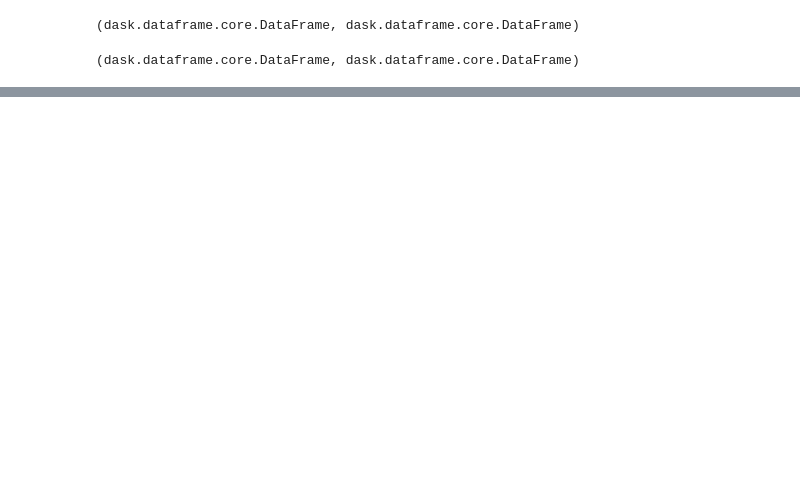
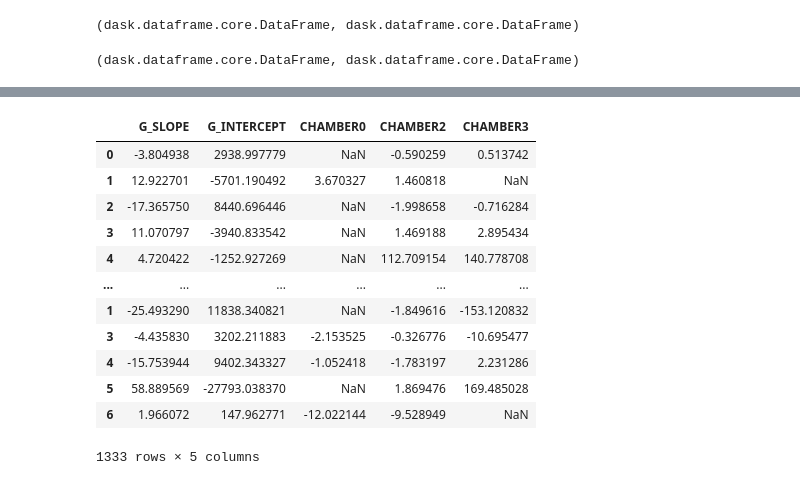
Before and after one commit to RiccardoTancredi/mapdB-cosmic-rays, a Jupyter notebook: Ric/prova_connection.ipynb, the cells around one changed output, grey strips where cells are left out. Cells and saved outputs as stored; diff of their text form; code cells hidden in the pictures; blank space fills up the shorter version.

```diff
--- a/Ric/prova_connection.ipynb
+++ b/Ric/prova_connection.ipynb
@@ -532,0 +691,16 @@ print(f"The total time is {total_time} mins") # 17 minutes
+# %%
+out
+# %% [output]
+|  | G_SLOPE | G_INTERCEPT | CHAMBER0 | CHAMBER2 | CHAMBER3 |
+| 0 | -3.804938 | 2938.997779 | NaN | -0.590259 | 0.513742 |
+| 1 | 12.922701 | -5701.190492 | 3.670327 | 1.460818 | NaN |
+| 2 | -17.365750 | 8440.696446 | NaN | -1.998658 | -0.716284 |
+| 3 | 11.070797 | -3940.833542 | NaN | 1.469188 | 2.895434 |
+| 4 | 4.720422 | -1252.927269 | NaN | 112.709154 | 140.778708 |
+| ... | ... | ... | ... | ... | ... |
+| 1 | -25.493290 | 11838.340821 | NaN | -1.849616 | -153.120832 |
+| 3 | -4.435830 | 3202.211883 | -2.153525 | -0.326776 | -10.695477 |
+| 4 | -15.753944 | 9402.343327 | -1.052418 | -1.783197 | 2.231286 |
+| 5 | 58.889569 | -27793.038370 | NaN | 1.869476 | 169.485028 |
+| 6 | 1.966072 | 147.962771 | -12.022144 | -9.528949 | NaN |
+1333 rows × 5 columns
```
Also changed, not shown: parts of 53 cells of this notebook, 4 other files.
